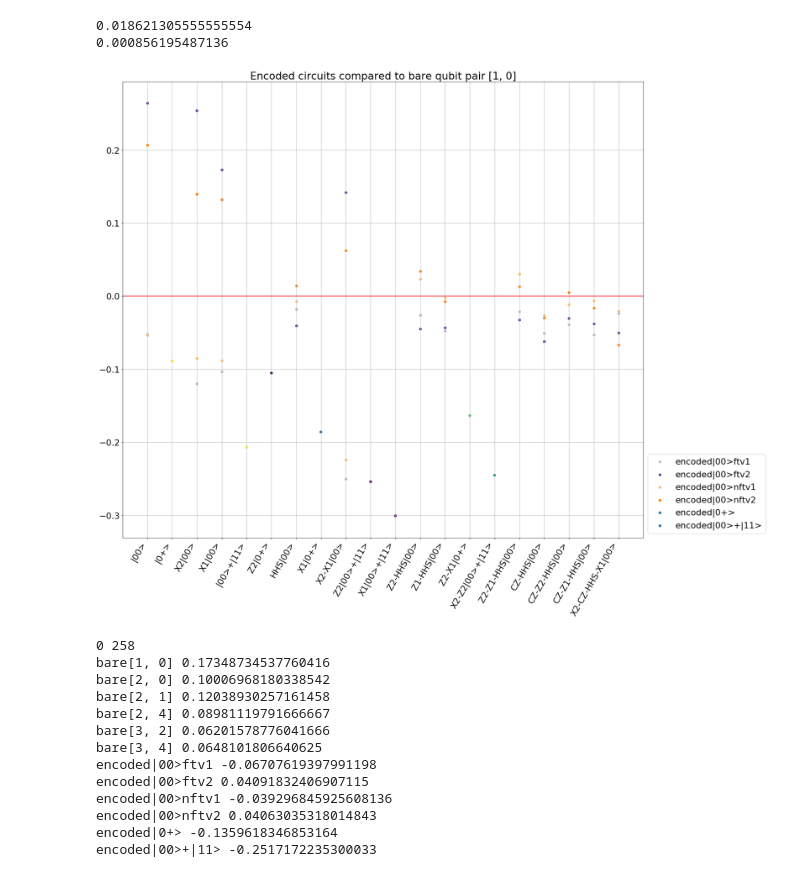
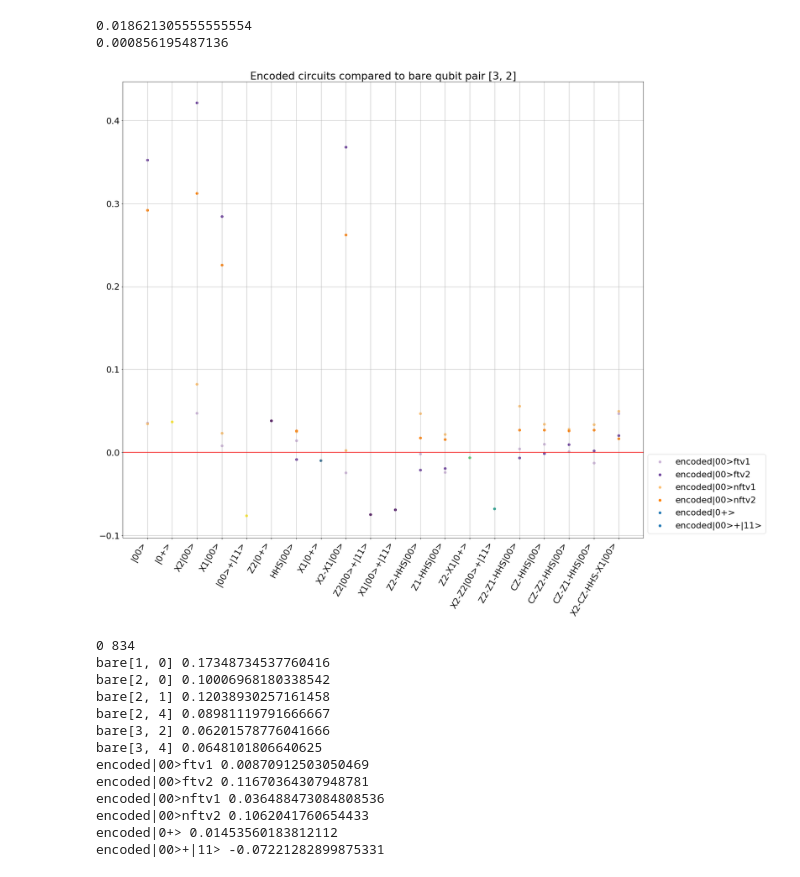
Before and after one commit to ChristopheVuillot/qiskit-sdk-py, a Jupyter notebook: examples/experimenting_with_fault_tolerance/Constructing_circuits.ipynb, the cells around one changed output. Cells and saved outputs as stored; diff of their text form; code cells hidden in the pictures.

Commit message:
Running some more nftv2 verif to be comprehensive

```diff
--- a/examples/experimenting_with_fault_tolerance/Constructing_circuits.ipynb
+++ b/examples/experimenting_with_fault_tolerance/Constructing_circuits.ipynb
@@ -856,24 +876,24 @@ print(weighted_stats.std)
 # %%
 importlib.reload(exptool)
 importlib.reload(plottool)
 import matplotlib
 matplotlib.rcParams.update({'font.size': 22})
 plottool.plot_everything_averaged_diff_verif_ftv2('data/Processed_data_verif_nftv2/', save_data_folder_pref=None,
                                  logscaley=False,
-                                 bareindex=0,
+                                 bareindex=4,
                                  ci=.99)
 # %% [output]
-[figure, old version]
+[figure, new version]
-0 258
+0 834
 bare[1, 0] 0.17348734537760416
 bare[2, 0] 0.10006968180338542
 bare[2, 1] 0.12038930257161458
 bare[2, 4] 0.08981119791666667
 bare[3, 2] 0.06201578776041666
 bare[3, 4] 0.0648101806640625
-encoded|00>ftv1 -0.06707619397991198
-encoded|00>ftv2 0.04091832406907115
-encoded|00>nftv1 -0.039296845925608136
-encoded|00>nftv2 0.04063035318014843
-encoded|0+> -0.1359618346853164
-encoded|00>+|11> -0.2517172235300033
+encoded|00>ftv1 0.00870912503050469
+encoded|00>ftv2 0.11670364307948781
+encoded|00>nftv1 0.036488473084808536
+encoded|00>nftv2 0.1062041760654433
+encoded|0+> 0.01453560183812112
+encoded|00>+|11> -0.07221282899875331
```
Also changed, not shown: parts of 5 cells of this notebook, 30 other files.
